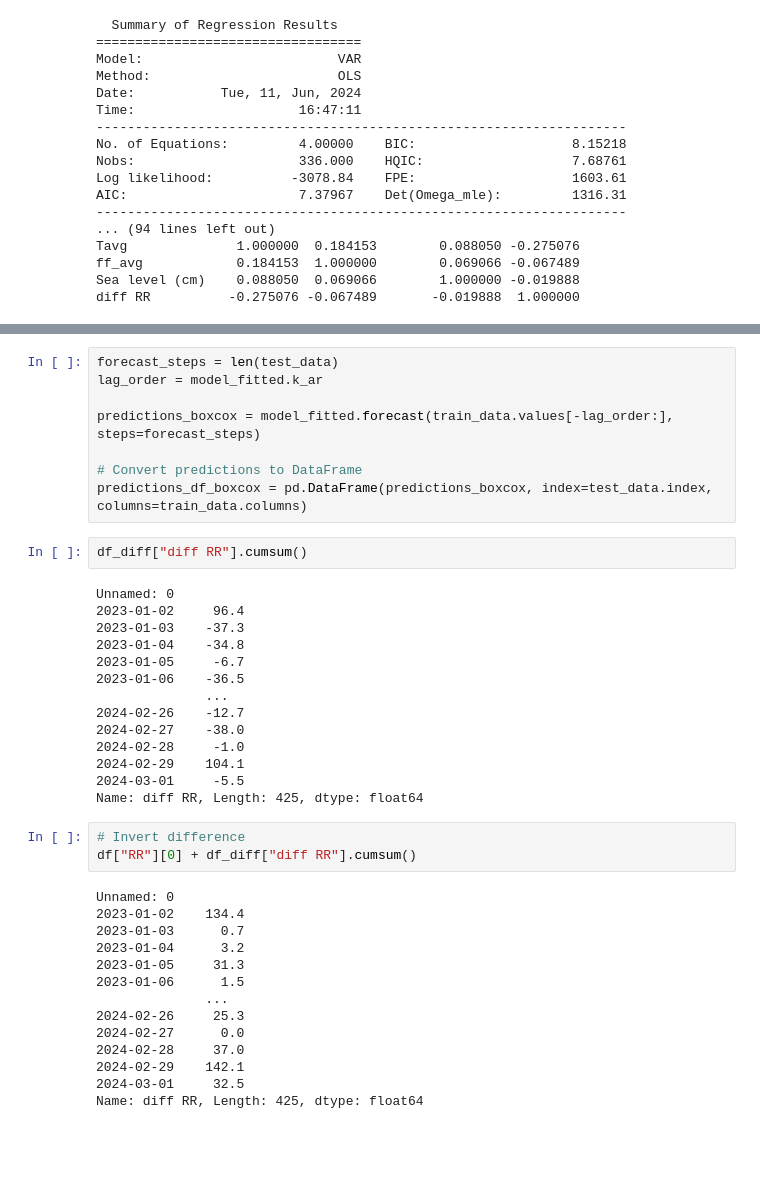
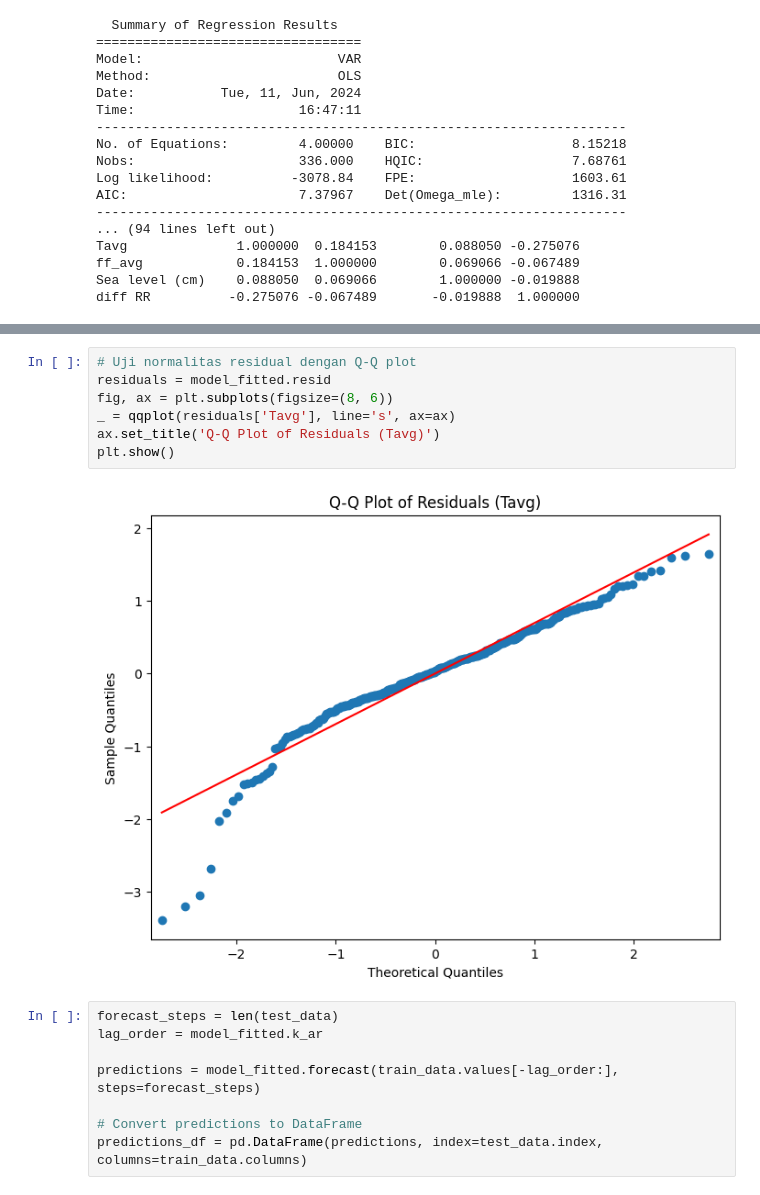
Before and after one commit to Rheyhan/BVAR-and-VAR-Comparison-on-Ancol-Sea-Level-PSB, a Jupyter notebook: Main.ipynb, the cells around one changed output, grey strips where cells are left out. Cells and saved outputs as stored; diff of their text form; blank space fills up the shorter version.

```diff
--- a/Main.ipynb
+++ b/Main.ipynb
@@ -463,41 +481,17 @@ diff RR          -0.275076 -0.067489       -0.019888  1.000000
+# %%
+# Uji normalitas residual dengan Q-Q plot
+residuals = model_fitted.resid
+fig, ax = plt.subplots(figsize=(8, 6))
+_ = qqplot(residuals['Tavg'], line='s', ax=ax)
+ax.set_title('Q-Q Plot of Residuals (Tavg)')
+plt.show()
+# %% [output]
+[figure, added]
 # %%
 forecast_steps = len(test_data)
 lag_order = model_fitted.k_ar
 
-predictions_boxcox = model_fitted.forecast(train_data.values[-lag_order:], steps=forecast_steps)
+predictions = model_fitted.forecast(train_data.values[-lag_order:], steps=forecast_steps)
 
 # Convert predictions to DataFrame
-predictions_df_boxcox = pd.DataFrame(predictions_boxcox, index=test_data.index, columns=train_data.columns)
+predictions_df = pd.DataFrame(predictions, index=test_data.index, columns=train_data.columns)
-# %%
-df_diff["diff RR"].cumsum()
-# %% [output]
-Unnamed: 0
-2023-01-02     96.4
-2023-01-03    -37.3
-2023-01-04    -34.8
-2023-01-05     -6.7
-2023-01-06    -36.5
-              ...
-2024-02-26    -12.7
-2024-02-27    -38.0
-2024-02-28     -1.0
-2024-02-29    104.1
-2024-03-01     -5.5
-Name: diff RR, Length: 425, dtype: float64
-# %%
-# Invert difference
-df["RR"][0] + df_diff["diff RR"].cumsum()
-# %% [output]
-Unnamed: 0
-2023-01-02    134.4
-2023-01-03      0.7
-2023-01-04      3.2
-2023-01-05     31.3
-2023-01-06      1.5
-              ...
-2024-02-26     25.3
-2024-02-27      0.0
-2024-02-28     37.0
-2024-02-29    142.1
-2024-03-01     32.5
-Name: diff RR, Length: 425, dtype: float64
```
Also changed, not shown: parts of 6 cells of this notebook.
